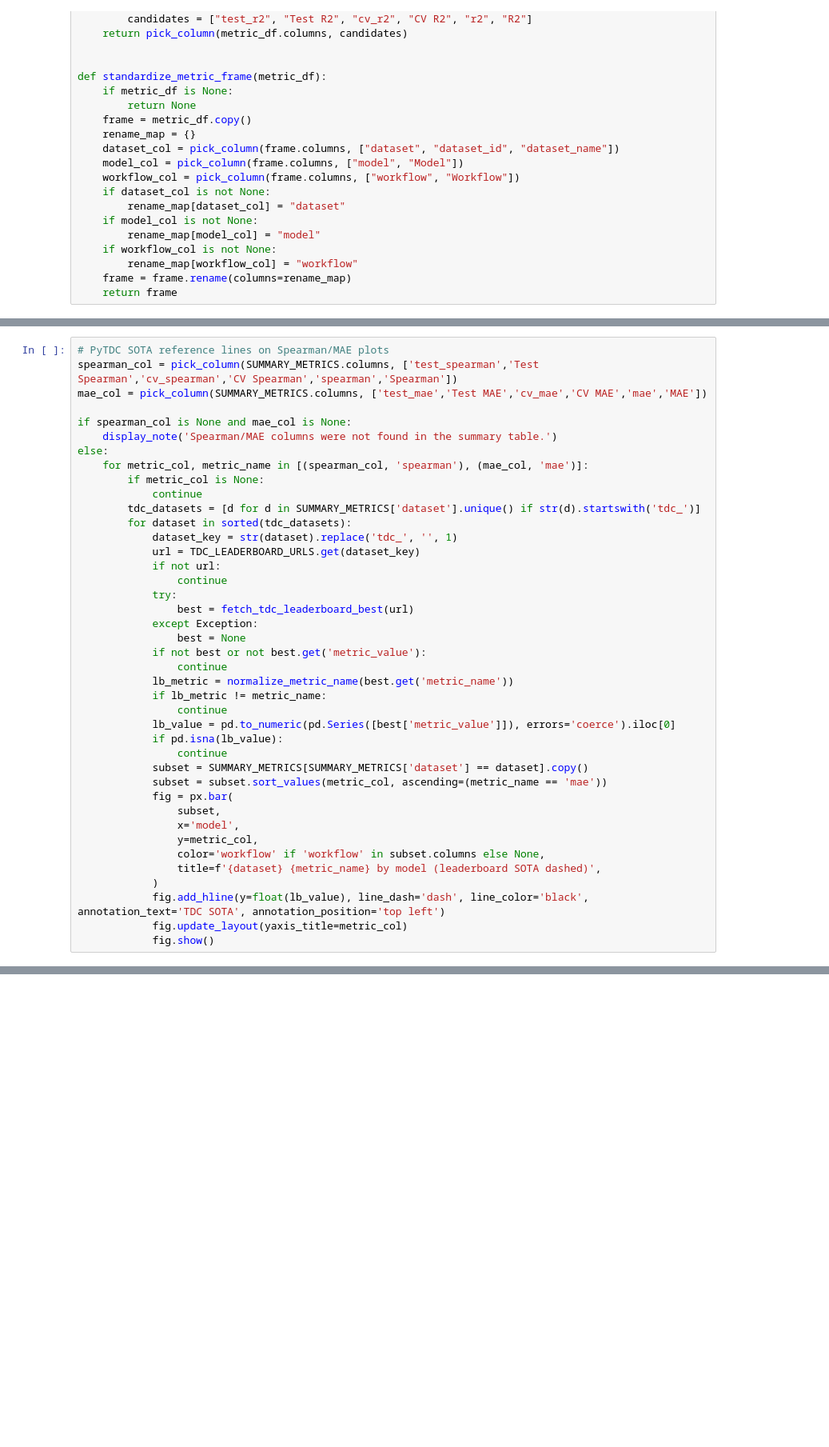
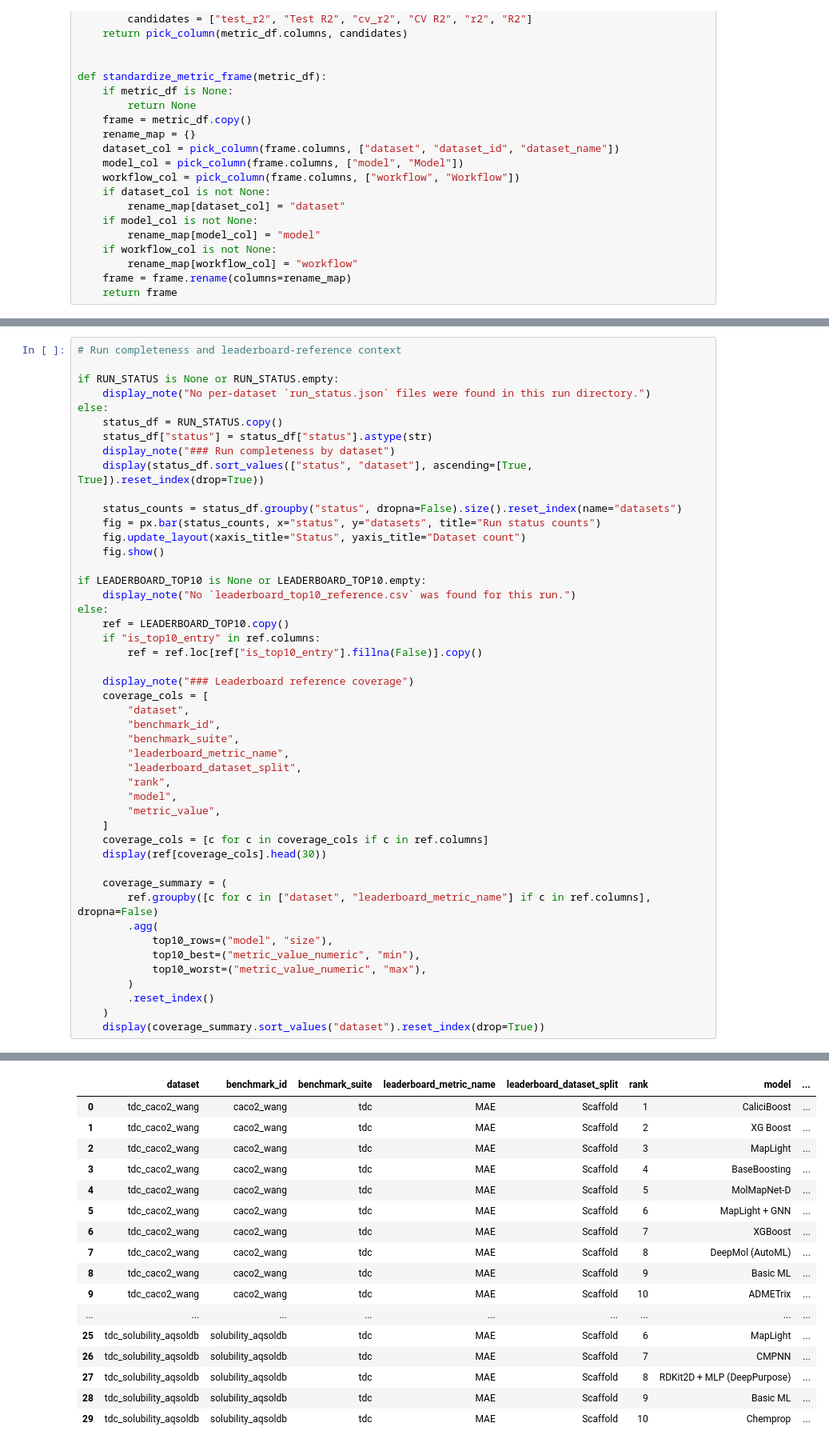
Before and after one commit to ScottCoffin/AutoQSAR, a Jupyter notebook: portable_colab_qsar_bundle/benchmark_results_summary.ipynb, the cells around one changed output, grey strips where cells are left out. Shown at 80% size. Drawn from its saved outputs; the diff is of its cells as text; blank space fills up the shorter version.

Commit message:
Update AutoQSAR workflow and benchmark tooling

```diff
--- a/portable_colab_qsar_bundle/benchmark_results_summary.ipynb
+++ b/portable_colab_qsar_bundle/benchmark_results_summary.ipynb
@@ -351,41 +994,48 @@ No PyTDC leaderboard comparison available (missing internet access or columns).
 # %%
-# PyTDC SOTA reference lines on Spearman/MAE plots
-spearman_col = pick_column(SUMMARY_METRICS.columns, ['test_spearman','Test Spearman','cv_spearman','CV Spearman','spearman','Spearman'])
-mae_col = pick_column(SUMMARY_METRICS.columns, ['test_mae','Test MAE','cv_mae','CV MAE','mae','MAE'])
+# Run completeness and leaderboard-reference context
 
-if spearman_col is None and mae_col is None:
-    display_note('Spearman/MAE columns were not found in the summary table.')
+if RUN_STATUS is None or RUN_STATUS.empty:
+    display_note("No per-dataset `run_status.json` files were found in this run directory.")
 else:
-    for metric_col, metric_name in [(spearman_col, 'spearman'), (mae_col, 'mae')]:
-        if metric_col is None:
-            continue
-        tdc_datasets = [d for d in SUMMARY_METRICS['dataset'].unique() if str(d).startswith('tdc_')]
-        for dataset in sorted(tdc_datasets):
-            dataset_key = str(dataset).replace('tdc_', '', 1)
-            url = TDC_LEADERBOARD_URLS.get(dataset_key)
-            if not url:
-                continue
-            try:
-                best = fetch_tdc_leaderboard_best(url)
-            except Exception:
-                best = None
-            if not best or not best.get('metric_value'):
-                continue
-            lb_metric = normalize_metric_name(best.get('metric_name'))
-            if lb_metric != metric_name:
-                continue
-            lb_value = pd.to_numeric(pd.Series([best['metric_value']]), errors='coerce').iloc[0]
-            if pd.isna(lb_value):
-                continue
-            subset = SUMMARY_METRICS[SUMMARY_METRICS['dataset'] == dataset].copy()
-            subset = subset.sort_values(metric_col, ascending=(metric_name == 'mae'))
-            fig = px.bar(
-                subset,
-                x='model',
-                y=metric_col,
-                color='workflow' if 'workflow' in subset.columns else None,
-                title=f'{dataset} {metric_name} by model (leaderboard SOTA dashed)',
-            )
-            fig.add_hline(y=float(lb_value), line_dash='dash', line_color='black', annotation_text='TDC SOTA', annotation_position='top left')
-            fig.update_layout(yaxis_title=metric_col)
-            fig.show()
+    status_df = RUN_STATUS.copy()
+    status_df["status"] = status_df["status"].astype(str)
+    display_note("### Run completeness by dataset")
+    display(status_df.sort_values(["status", "dataset"], ascending=[True, True]).reset_index(drop=True))
+
+    status_counts = status_df.groupby("status", dropna=False).size().reset_index(name="datasets")
+    fig = px.bar(status_counts, x="status", y="datasets", title="Run status counts")
+    fig.update_layout(xaxis_title="Status", yaxis_title="Dataset count")
+    fig.show()
+
+if LEADERBOARD_TOP10 is None or LEADERBOARD_TOP10.empty:
+    display_note("No `leaderboard_top10_reference.csv` was found for this run.")
+else:
+    ref = LEADERBOARD_TOP10.copy()
+    if "is_top10_entry" in ref.columns:
+        ref = ref.loc[ref["is_top10_entry"].fillna(False)].copy()
+
+    display_note("### Leaderboard reference coverage")
+    coverage_cols = [
+        "dataset",
+        "benchmark_id",
+        "benchmark_suite",
+        "leaderboard_metric_name",
+        "leaderboard_dataset_split",
+        "rank",
+        "model",
+        "metric_value",
+    ]
+    coverage_cols = [c for c in coverage_cols if c in ref.columns]
+    display(ref[coverage_cols].head(30))
+
+    coverage_summary = (
+        ref.groupby([c for c in ["dataset", "leaderboard_metric_name"] if c in ref.columns], dropna=False)
+        .agg(
+            top10_rows=("model", "size"),
+            top10_best=("metric_value_numeric", "min"),
+            top10_worst=("metric_value_numeric", "max"),
+        )
+        .reset_index()
+    )
+    display(coverage_summary.sort_values("dataset").reset_index(drop=True))
+# %% [output]
@@ -391,0 +1059,17 @@ else:
+|  | dataset | benchmark_id | benchmark_suite | leaderboard_metric_name | leaderboard_dataset_split | rank | model | ... |
+| 0 | tdc_caco2_wang | caco2_wang | tdc | MAE | Scaffold | 1 | CaliciBoost | ... |
+| 1 | tdc_caco2_wang | caco2_wang | tdc | MAE | Scaffold | 2 | XG Boost | ... |
+| 2 | tdc_caco2_wang | caco2_wang | tdc | MAE | Scaffold | 3 | MapLight | ... |
+| 3 | tdc_caco2_wang | caco2_wang | tdc | MAE | Scaffold | 4 | BaseBoosting | ... |
+| 4 | tdc_caco2_wang | caco2_wang | tdc | MAE | Scaffold | 5 | MolMapNet-D | ... |
+| 5 | tdc_caco2_wang | caco2_wang | tdc | MAE | Scaffold | 6 | MapLight + GNN | ... |
+| 6 | tdc_caco2_wang | caco2_wang | tdc | MAE | Scaffold | 7 | XGBoost | ... |
+| 7 | tdc_caco2_wang | caco2_wang | tdc | MAE | Scaffold | 8 | DeepMol (AutoML) | ... |
+| 8 | tdc_caco2_wang | caco2_wang | tdc | MAE | Scaffold | 9 | Basic ML | ... |
+| 9 | tdc_caco2_wang | caco2_wang | tdc | MAE | Scaffold | 10 | ADMETrix | ... |
+| ... | ... | ... | ... | ... | ... | ... | ... | ... |
+| 25 | tdc_solubility_aqsoldb | solubility_aqsoldb | tdc | MAE | Scaffold | 6 | MapLight | ... |
+| 26 | tdc_solubility_aqsoldb | solubility_aqsoldb | tdc | MAE | Scaffold | 7 | CMPNN | ... |
+| 27 | tdc_solubility_aqsoldb | solubility_aqsoldb | tdc | MAE | Scaffold | 8 | RDKit2D + MLP (DeepPurpose) | ... |
+| 28 | tdc_solubility_aqsoldb | solubility_aqsoldb | tdc | MAE | Scaffold | 9 | Basic ML | ... |
+| 29 | tdc_solubility_aqsoldb | solubility_aqsoldb | tdc | MAE | Scaffold | 10 | Chemprop | ... |
```
Also changed, not shown: parts of 9 cells of this notebook, 6 other files.
